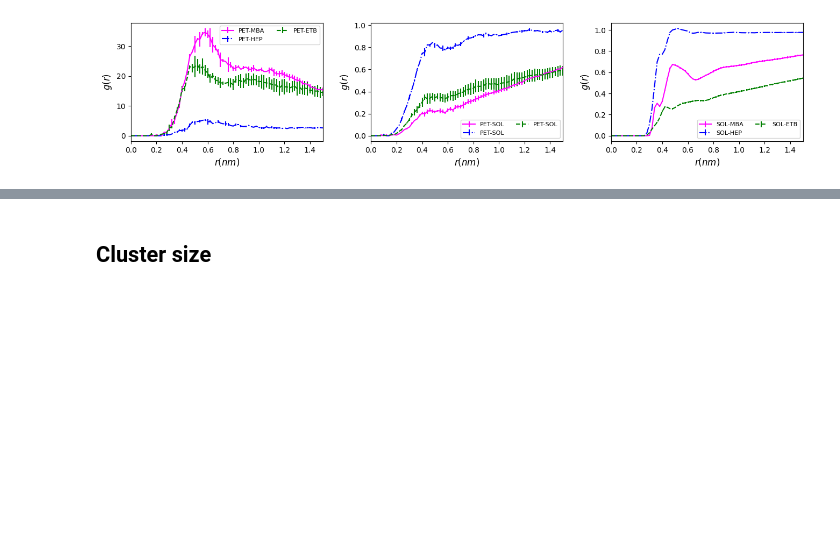
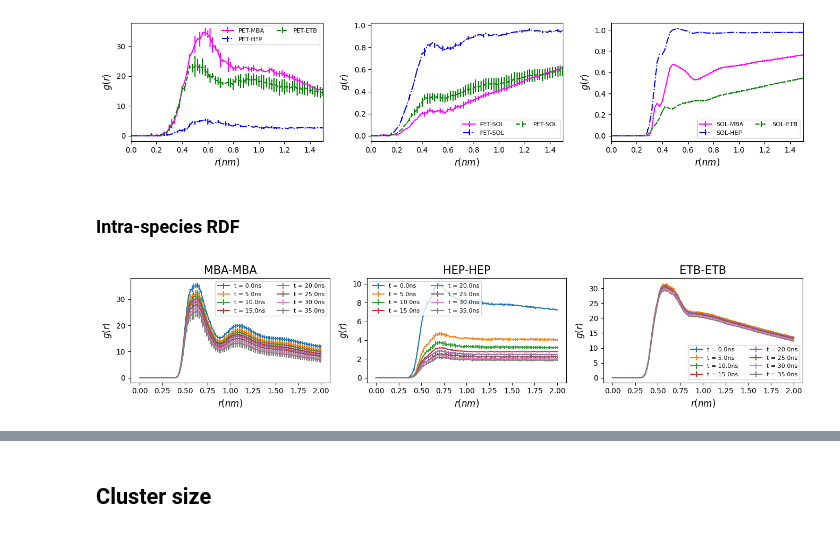
Before and after one commit to NRT-hackathon/2024-IFF, a Jupyter notebook: results/single_chain-droplet/read_xvg.ipynb, the cells around one changed output, grey strips where cells are left out. Cells and saved outputs as stored; diff of their text form; code cells hidden in the pictures; blank space fills up the shorter version.

Commit message:
updated data processing notebooks

```diff
--- a/results/single_chain-droplet/read_xvg.ipynb
+++ b/results/single_chain-droplet/read_xvg.ipynb
@@ -340,3 +342,5 @@ fig.savefig("hyd_mal-pet.png", dpi = 300)
 [0.52 0.7  0.96 1.24 1.34 1.5  1.66 1.74 1.8  1.9 ]
 [0.44]
 [figure]
+# %% [markdown]
+### Intra-species RDF
@@ -342,0 +370,28 @@ fig.savefig("hyd_mal-pet.png", dpi = 300)
+# %%
+sz = 9
+ar = 1.5
+
+avg_in = avg_data.copy()
+std_in = std_data.copy()
+
+labels = ['MBA-MBA', 'HEP-HEP', 'ETB-ETB']
+
+fig, axs = plt.subplots(1, 3, figsize = (sz*ar, sz//3))
+
+for i in range(3):
+    ax = axs[i]
+    for k in range(8):
+        ax.errorbar(radii, avg_in[i, k, :], yerr=std_in[i, k, :], label = f"t = {times[k]/1000}ns")
+    ax.legend(fontsize = 8, ncol = 2)
+    ax.set_ylabel(r"$g(r)$", fontsize = 12)
+    ax.set_xlabel(r"$r (nm)$", fontsize = 12)
+    ax.tick_params(axis='both', which='major', labelsize=10)
+    ax.set_title(f"{labels[i]}", fontsize = 15)
+    ax.tick_params(axis='both', which='minor', labelsize=8)
+
+
+fig.tight_layout()
+fig.savefig("hyd_self-interactions_time-series.svg")
+fig.savefig("hyd_self-interactions_time-series.png", dpi = 300)
+# %% [output]
+[figure, added]
```
Also changed, not shown: parts of 9 cells of this notebook, 2 other files.
